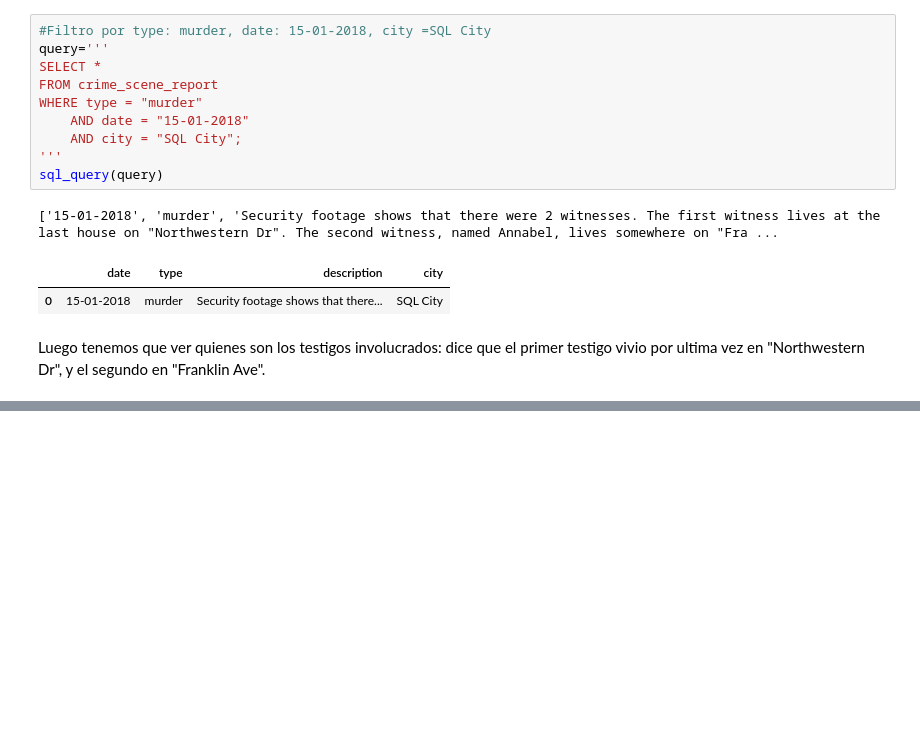
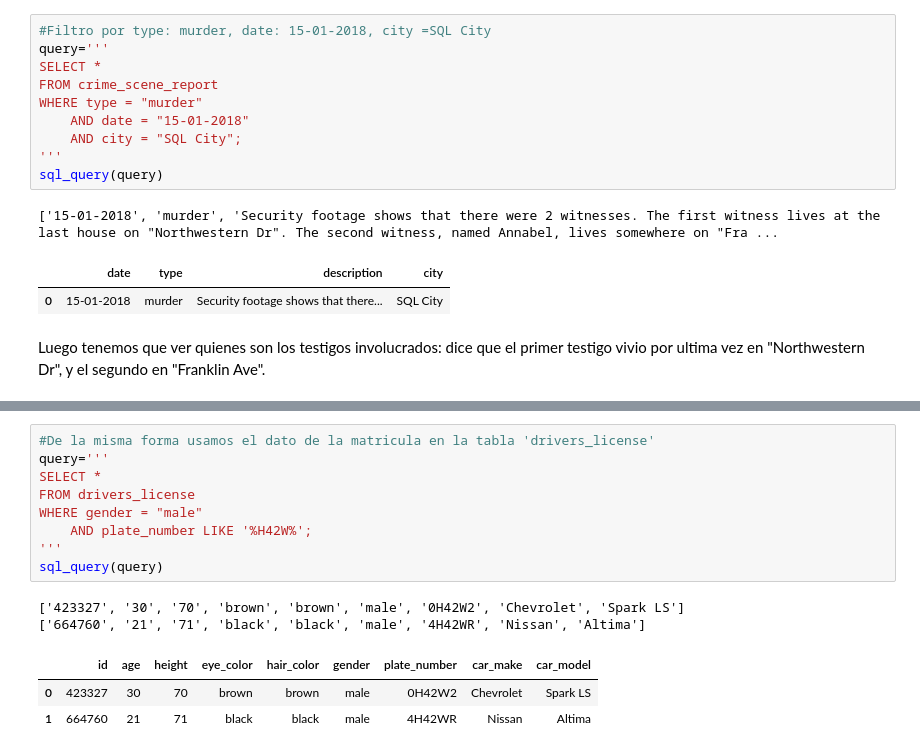
Before and after one commit to alvarosmms/team_challenge_enterprise, a Jupyter notebook: Sprint_6/GameNotebook.ipynb, the cells around one changed output, grey strips where cells are left out. Cells and saved outputs as stored; diff of their text form; blank space fills up the shorter version.

```diff
--- a/Sprint_6/GameNotebook.ipynb
+++ b/Sprint_6/GameNotebook.ipynb
@@ -164,0 +249,15 @@ sql_query(query)
+# %%
+#De la misma forma usamos el dato de la matricula en la tabla 'drivers_license'
+query='''
+SELECT *
+FROM drivers_license
+WHERE gender = "male"
+	AND plate_number LIKE '%H42W%';
+'''
+sql_query(query)
+# %% [output]
+['423327', '30', '70', 'brown', 'brown', 'male', '0H42W2', 'Chevrolet', 'Spark LS']
+['664760', '21', '71', 'black', 'black', 'male', '4H42WR', 'Nissan', 'Altima']
+|  | id | age | height | eye_color | hair_color | gender | plate_number | car_make | car_model |
+| 0 | 423327 | 30 | 70 | brown | brown | male | 0H42W2 | Chevrolet | Spark LS |
+| 1 | 664760 | 21 | 71 | black | black | male | 4H42WR | Nissan | Altima |
```
Also changed, not shown: parts of 12 cells of this notebook.
